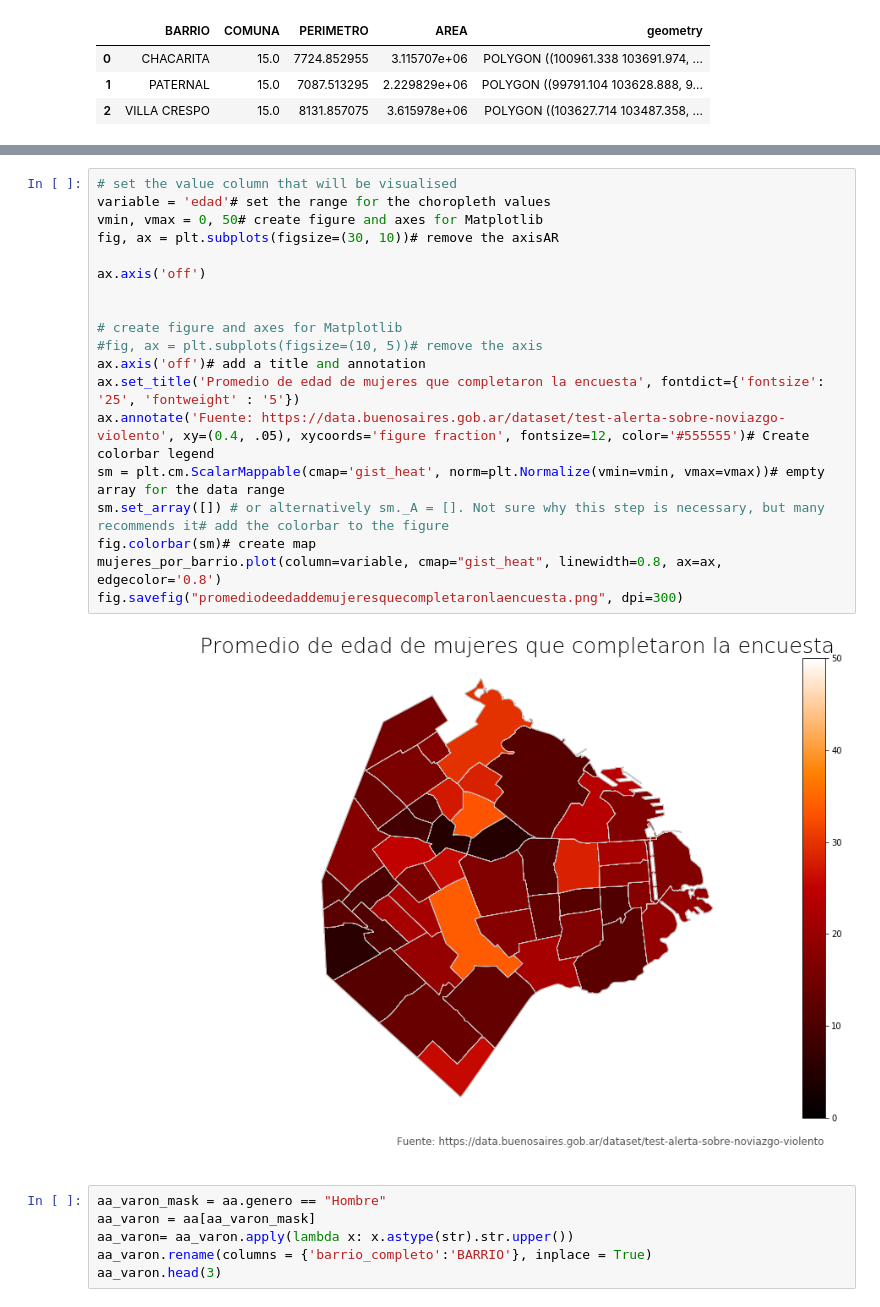
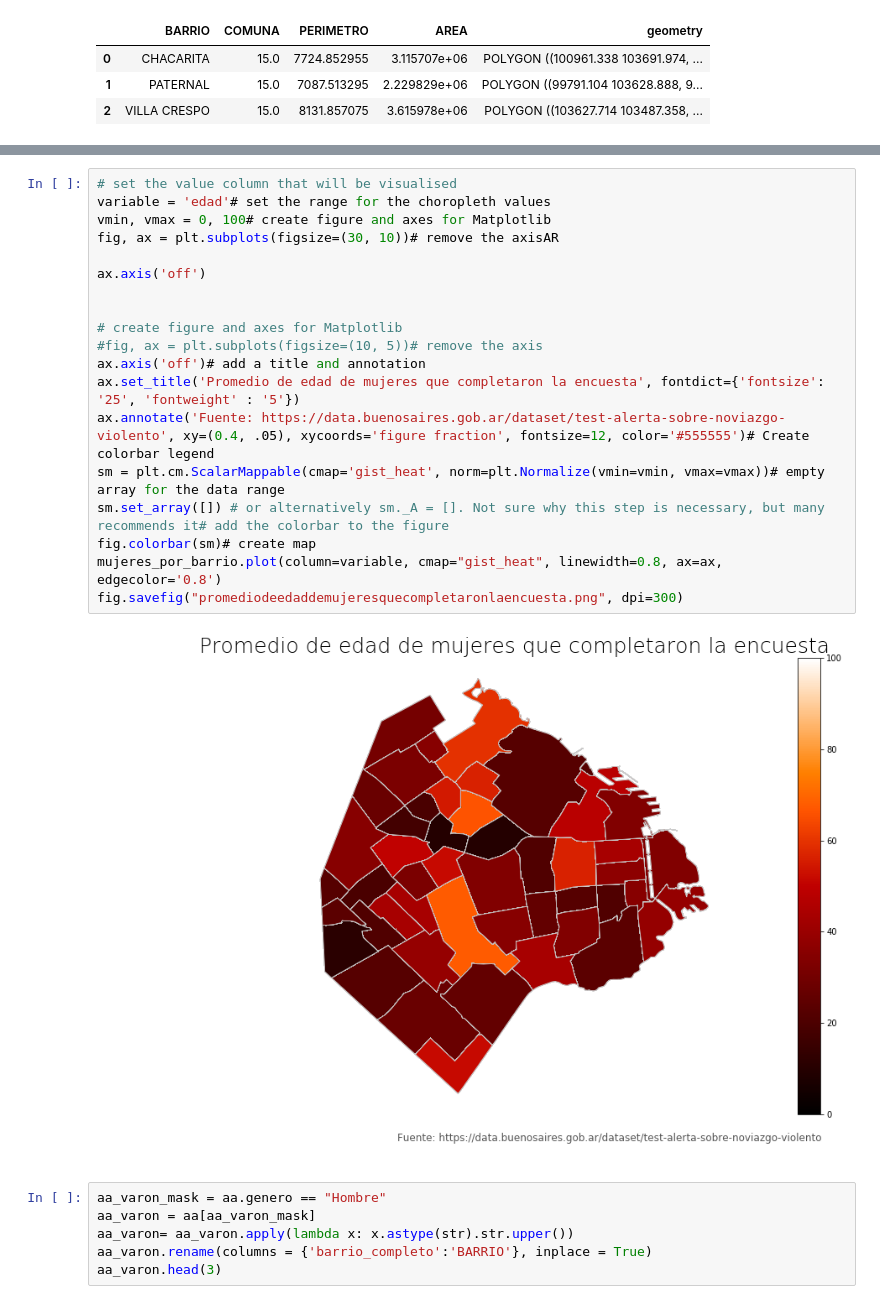
Before and after one commit to cdgn-coding/ml-test-noviazgo, a Jupyter notebook: Exploración Geográfica/Encuestas completadas por Comuna.ipynb, the cells around one changed output, grey strips where cells are left out. Saved outputs shown, nothing was run; the diff lists cells and outputs as text.

```diff
--- a/Exploración Geográfica/Encuestas completadas por Comuna.ipynb
+++ b/Exploración Geográfica/Encuestas completadas por Comuna.ipynb
@@ -136,24 +142,24 @@ mujeres_por_barrio.head(3)
 # %%
 # set the value column that will be visualised
 variable = 'edad'# set the range for the choropleth values
-vmin, vmax = 0, 50# create figure and axes for Matplotlib
+vmin, vmax = 0, 100# create figure and axes for Matplotlib
 fig, ax = plt.subplots(figsize=(30, 10))# remove the axisAR
 
 ax.axis('off')
 
 
 # create figure and axes for Matplotlib
 #fig, ax = plt.subplots(figsize=(10, 5))# remove the axis
 ax.axis('off')# add a title and annotation
 ax.set_title('Promedio de edad de mujeres que completaron la encuesta', fontdict={'fontsize': '25', 'fontweight' : '5'})
 ax.annotate('Fuente: https://data.buenosaires.gob.ar/dataset/test-alerta-sobre-noviazgo-violento', xy=(0.4, .05), xycoords='figure fraction', fontsize=12, color='#555555')# Create colorbar legend
 sm = plt.cm.ScalarMappable(cmap='gist_heat', norm=plt.Normalize(vmin=vmin, vmax=vmax))# empty array for the data range
 sm.set_array([]) # or alternatively sm._A = []. Not sure why this step is necessary, but many recommends it# add the colorbar to the figure
 fig.colorbar(sm)# create map
 mujeres_por_barrio.plot(column=variable, cmap="gist_heat", linewidth=0.8, ax=ax, edgecolor='0.8')
 fig.savefig("promediodeedaddemujeresquecompletaronlaencuesta.png", dpi=300)
 # %% [output]
-[figure, old version]
+[figure, new version]
 # %%
 aa_varon_mask = aa.genero == "Hombre"
 aa_varon = aa[aa_varon_mask]
```
Also changed, not shown: parts of 18 cells of this notebook, 4 other files.
